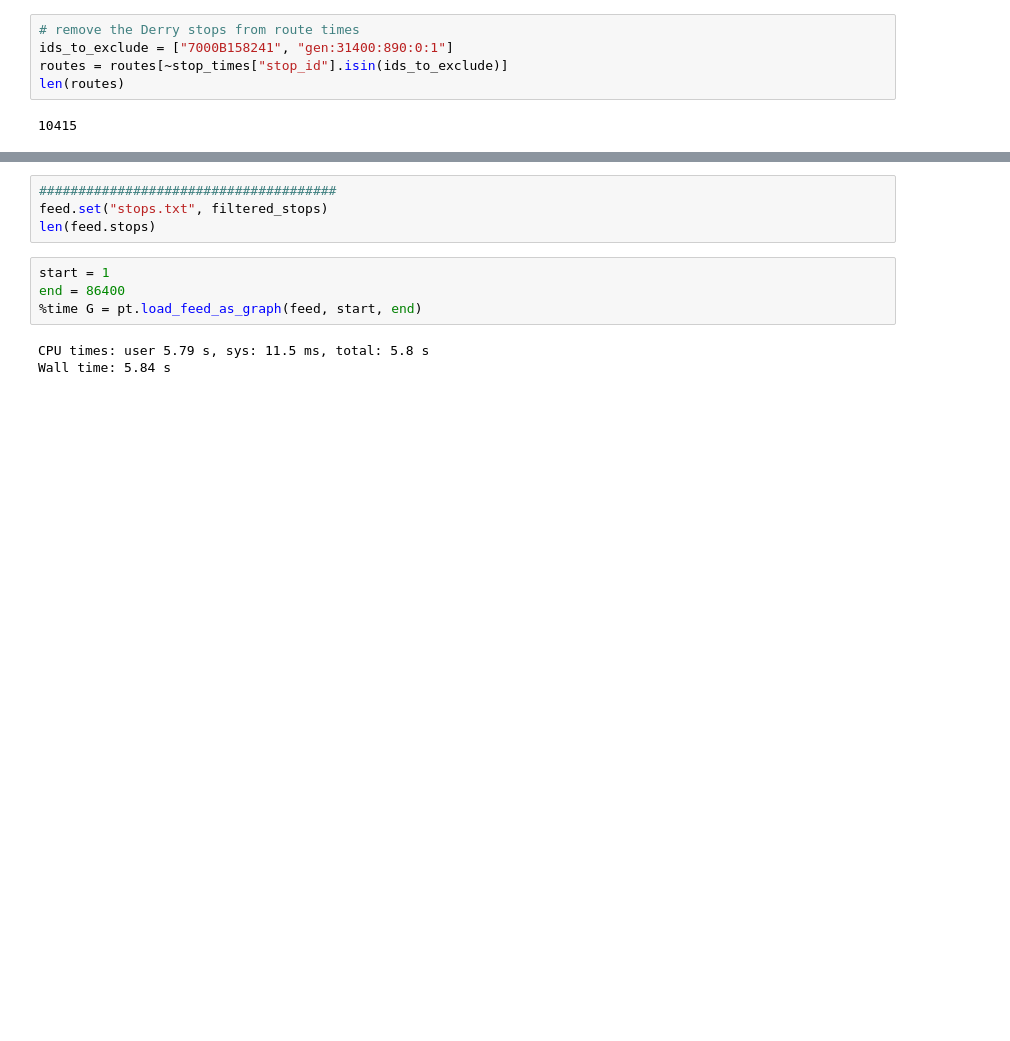
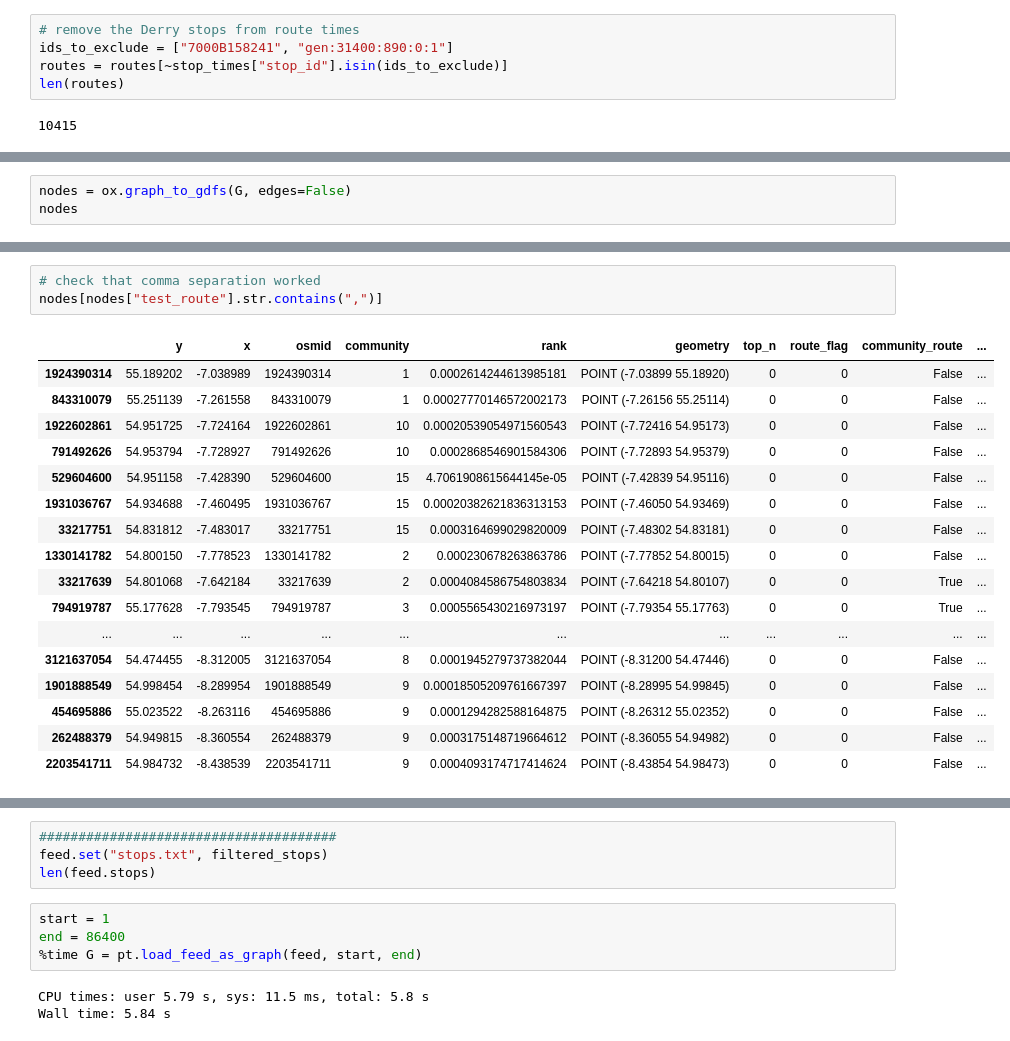
Before and after one commit to ancodia/donegal-bus-routes, a Jupyter notebook: testing/notebooks/add_locallink_bus_stops_to_graph.ipynb, the cells around one changed output, grey strips where cells are left out. Drawn from its saved outputs; the diff is of its cells as text; blank space fills up the shorter version.

```diff
--- a/testing/notebooks/add_locallink_bus_stops_to_graph.ipynb
+++ b/testing/notebooks/add_locallink_bus_stops_to_graph.ipynb
@@ -84,0 +295,3 @@ route_dict = {route: routes.loc[routes["route_id"] == route] for route in donega
+# %%
+nodes = ox.graph_to_gdfs(G, edges=False)
+nodes
@@ -84,0 +312,21 @@ route_dict = {route: routes.loc[routes["route_id"] == route] for route in donega
+# %%
+# check that comma separation worked
+nodes[nodes["test_route"].str.contains(",")]
+# %% [output]
+|  | y | x | osmid | community | rank | geometry | top_n | route_flag | community_route | ... |
+| 1924390314 | 55.189202 | -7.038989 | 1924390314 | 1 | 0.0002614244613985181 | POINT (-7.03899 55.18920) | 0 | 0 | False | ... |
+| 843310079 | 55.251139 | -7.261558 | 843310079 | 1 | 0.00027770146572002173 | POINT (-7.26156 55.25114) | 0 | 0 | False | ... |
+| 1922602861 | 54.951725 | -7.724164 | 1922602861 | 10 | 0.00020539054971560543 | POINT (-7.72416 54.95173) | 0 | 0 | False | ... |
+| 791492626 | 54.953794 | -7.728927 | 791492626 | 10 | 0.0002868546901584306 | POINT (-7.72893 54.95379) | 0 | 0 | False | ... |
+| 529604600 | 54.951158 | -7.428390 | 529604600 | 15 | 4.7061908615644145e-05 | POINT (-7.42839 54.95116) | 0 | 0 | False | ... |
+| 1931036767 | 54.934688 | -7.460495 | 1931036767 | 15 | 0.00020382621836313153 | POINT (-7.46050 54.93469) | 0 | 0 | False | ... |
+| 33217751 | 54.831812 | -7.483017 | 33217751 | 15 | 0.0003164699029820009 | POINT (-7.48302 54.83181) | 0 | 0 | False | ... |
+| 1330141782 | 54.800150 | -7.778523 | 1330141782 | 2 | 0.000230678263863786 | POINT (-7.77852 54.80015) | 0 | 0 | False | ... |
+| 33217639 | 54.801068 | -7.642184 | 33217639 | 2 | 0.0004084586754803834 | POINT (-7.64218 54.80107) | 0 | 0 | True | ... |
+| 794919787 | 55.177628 | -7.793545 | 794919787 | 3 | 0.0005565430216973197 | POINT (-7.79354 55.17763) | 0 | 0 | True | ... |
+| ... | ... | ... | ... | ... | ... | ... | ... | ... | ... | ... |
+| 3121637054 | 54.474455 | -8.312005 | 3121637054 | 8 | 0.0001945279737382044 | POINT (-8.31200 54.47446) | 0 | 0 | False | ... |
+| 1901888549 | 54.998454 | -8.289954 | 1901888549 | 9 | 0.00018505209761667397 | POINT (-8.28995 54.99845) | 0 | 0 | False | ... |
+| 454695886 | 55.023522 | -8.263116 | 454695886 | 9 | 0.0001294282588164875 | POINT (-8.26312 55.02352) | 0 | 0 | False | ... |
+| 262488379 | 54.949815 | -8.360554 | 262488379 | 9 | 0.0003175148719664612 | POINT (-8.36055 54.94982) | 0 | 0 | False | ... |
+| 2203541711 | 54.984732 | -8.438539 | 2203541711 | 9 | 0.0004093174717414624 | POINT (-8.43854 54.98473) | 0 | 0 | False | ... |
```
Also changed, not shown: parts of 22 cells of this notebook, 3 other files.
